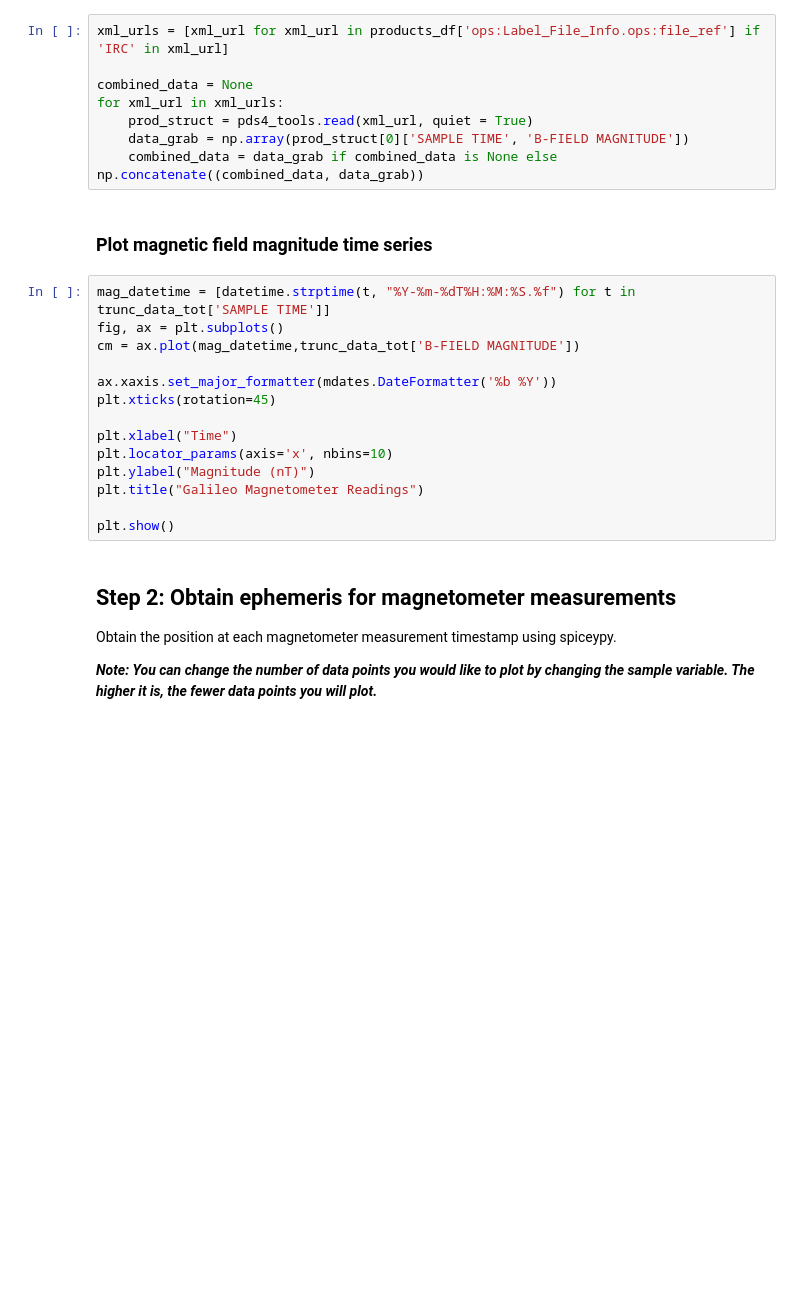
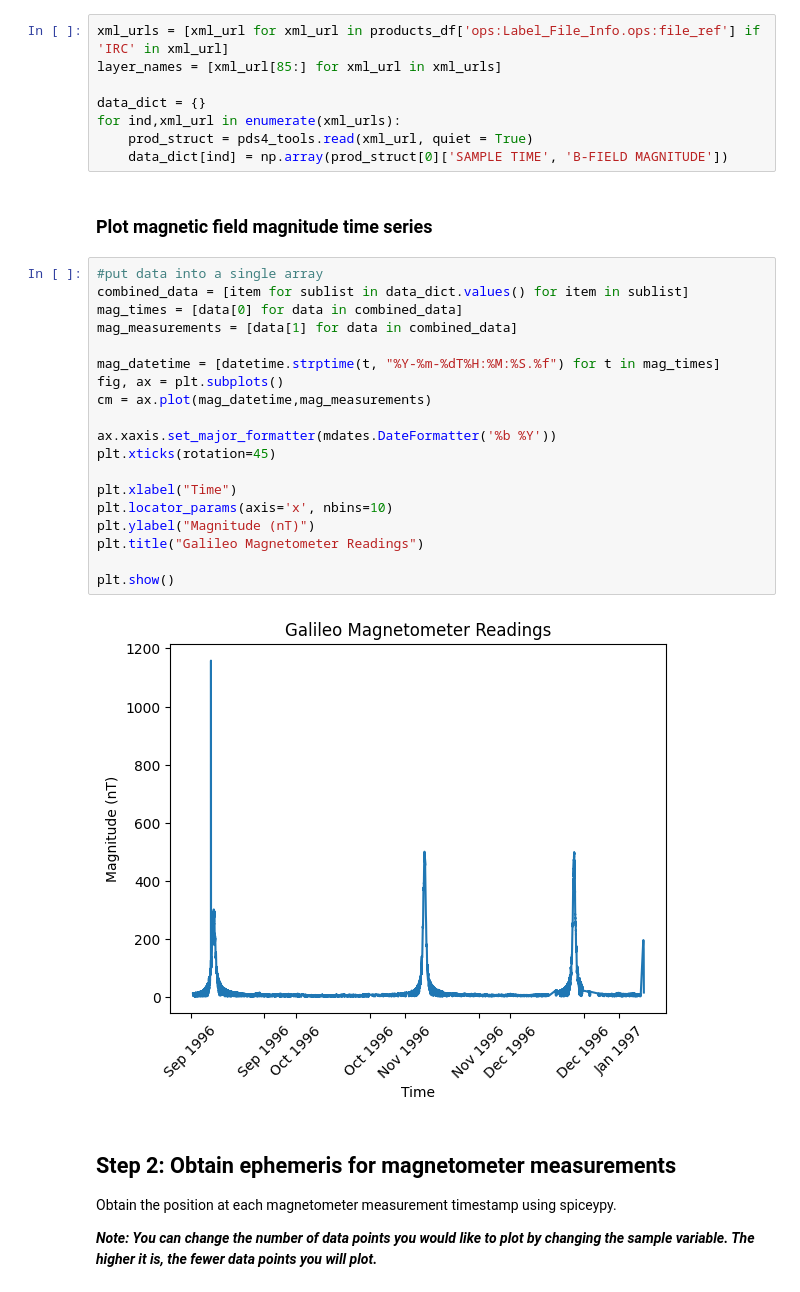
Before and after one commit to NASA-PDS/search-api-notebook, a Jupyter notebook: notebooks/magnetometer/GLL_MagPlot.ipynb, the cells around one changed output. Drawn from its saved outputs; the diff is of its cells as text; blank space fills up the shorter version.

Commit message:
Implemented data layer separation and fixed some errors in the code

```diff
--- a/notebooks/magnetometer/GLL_MagPlot.ipynb
+++ b/notebooks/magnetometer/GLL_MagPlot.ipynb
@@ -89,28 +93,35 @@ display(products_df)
 In the collection, observational products in 2 coordinate systems are proposed (`sys3` or `irc`). We only select the observational products using the `irc` coordinate system.
 # %%
 xml_urls = [xml_url for xml_url in products_df['ops:Label_File_Info.ops:file_ref'] if 'IRC' in xml_url]
+layer_names = [xml_url[85:] for xml_url in xml_urls]
 
-combined_data = None
-for xml_url in xml_urls:
+data_dict = {}
+for ind,xml_url in enumerate(xml_urls):
     prod_struct = pds4_tools.read(xml_url, quiet = True)
-    data_grab = np.array(prod_struct[0]['SAMPLE TIME', 'B-FIELD MAGNITUDE'])
-    combined_data = data_grab if combined_data is None else np.concatenate((combined_data, data_grab))
+    data_dict[ind] = np.array(prod_struct[0]['SAMPLE TIME', 'B-FIELD MAGNITUDE'])
 # %% [markdown]
 ### Plot magnetic field magnitude time series
 # %%
-mag_datetime = [datetime.strptime(t, "%Y-%m-%dT%H:%M:%S.%f") for t in trunc_data_tot['SAMPLE TIME']]
+#put data into a single array
+combined_data = [item for sublist in data_dict.values() for item in sublist]
+mag_times = [data[0] for data in combined_data]
+mag_measurements = [data[1] for data in combined_data]
+
+mag_datetime = [datetime.strptime(t, "%Y-%m-%dT%H:%M:%S.%f") for t in mag_times]
 fig, ax = plt.subplots()
-cm = ax.plot(mag_datetime,trunc_data_tot['B-FIELD MAGNITUDE'])
+cm = ax.plot(mag_datetime,mag_measurements)
 
 ax.xaxis.set_major_formatter(mdates.DateFormatter('%b %Y'))
 plt.xticks(rotation=45)
 
 plt.xlabel("Time")
 plt.locator_params(axis='x', nbins=10)
 plt.ylabel("Magnitude (nT)")
 plt.title("Galileo Magnetometer Readings")
 
 plt.show()
+# %% [output]
+[figure, added]
 # %% [markdown]
 ## Step 2: Obtain ephemeris for magnetometer measurements
 
```
Also changed, not shown: parts of 9 cells of this notebook, 3 other files.
